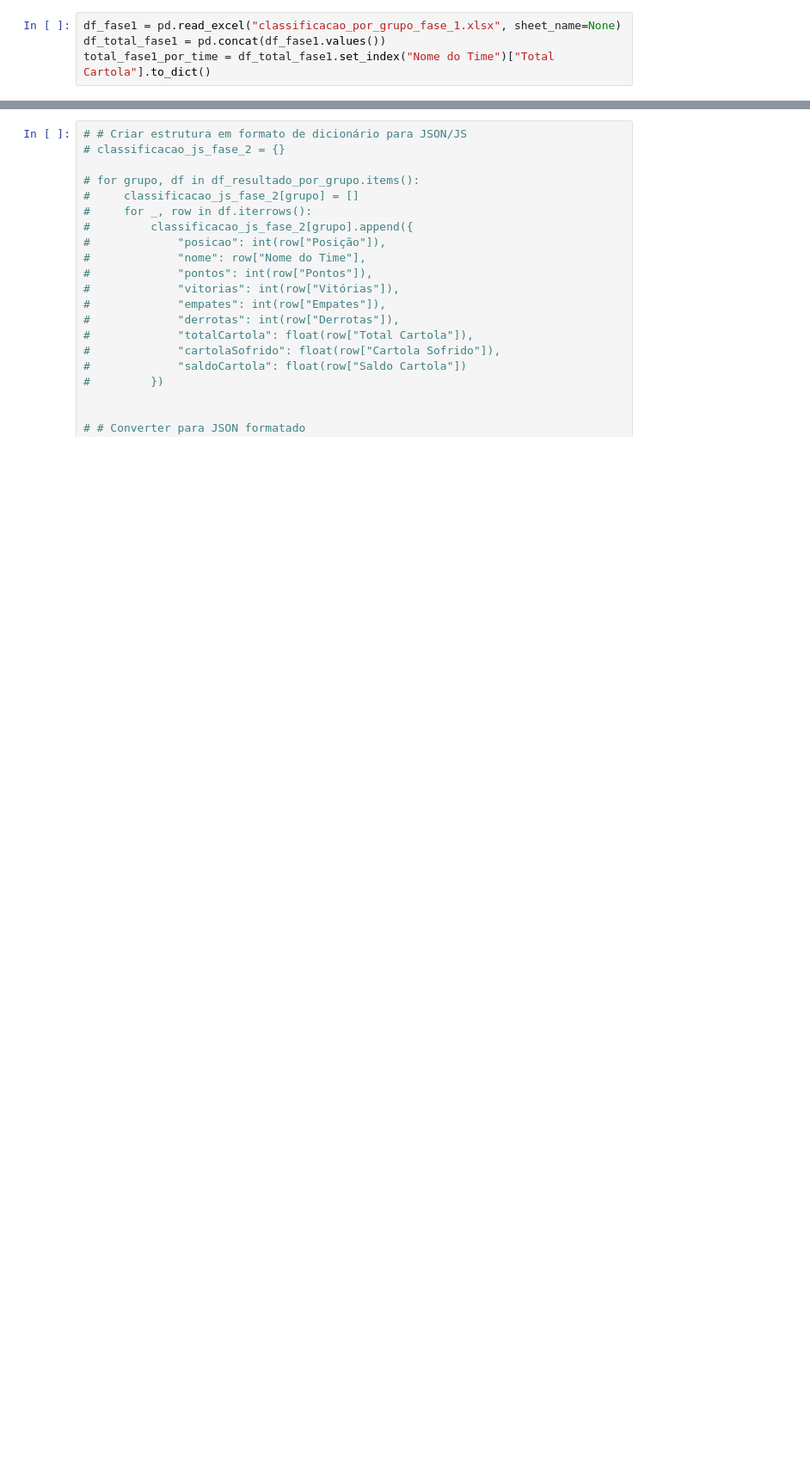
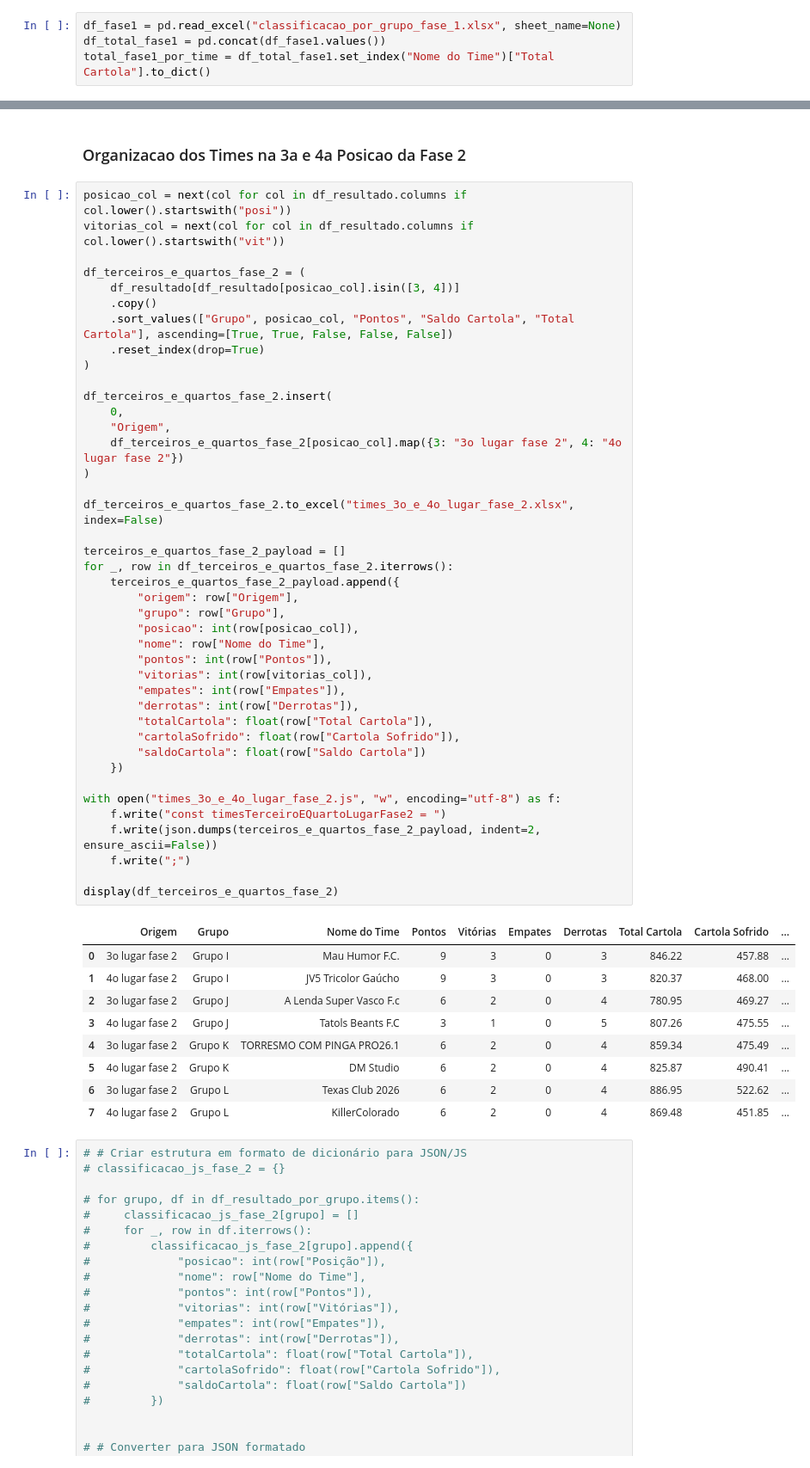
Before and after one commit to FernandoBC23/cartola_2026, a Jupyter notebook: libertadores/datasets_liberta/2_busca_dados_liberta_fase_2.ipynb, the cells around one changed output, grey strips where cells are left out. Shown at 86% size. Saved outputs shown, nothing was run; the diff lists cells and outputs as text; blank space fills up the shorter version.

Commit message:
Organiza terceiros e quartos colocados da fase 2 da Libertadores

```diff
--- a/libertadores/datasets_liberta/2_busca_dados_liberta_fase_2.ipynb
+++ b/libertadores/datasets_liberta/2_busca_dados_liberta_fase_2.ipynb
@@ -913,3 +911,56 @@ display(df_resultado_grupo_I, df_resultado_grupo_J, df_resultado_grupo_K, df_res
+# %% [markdown]
+### Organizacao dos Times na 3a e 4a Posicao da Fase 2
+# %%
+posicao_col = next(col for col in df_resultado.columns if col.lower().startswith("posi"))
+vitorias_col = next(col for col in df_resultado.columns if col.lower().startswith("vit"))
+
+df_terceiros_e_quartos_fase_2 = (
+    df_resultado[df_resultado[posicao_col].isin([3, 4])]
+    .copy()
+    .sort_values(["Grupo", posicao_col, "Pontos", "Saldo Cartola", "Total Cartola"], ascending=[True, True, False, False, False])
+    .reset_index(drop=True)
+)
+
+df_terceiros_e_quartos_fase_2.insert(
+    0,
+    "Origem",
+    df_terceiros_e_quartos_fase_2[posicao_col].map({3: "3o lugar fase 2", 4: "4o lugar fase 2"})
+)
+
+df_terceiros_e_quartos_fase_2.to_excel("times_3o_e_4o_lugar_fase_2.xlsx", index=False)
+
+terceiros_e_quartos_fase_2_payload = []
+for _, row in df_terceiros_e_quartos_fase_2.iterrows():
+    terceiros_e_quartos_fase_2_payload.append({
+        "origem": row["Origem"],
+        "grupo": row["Grupo"],
+        "posicao": int(row[posicao_col]),
+        "nome": row["Nome do Time"],
+        "pontos": int(row["Pontos"]),
+        "vitorias": int(row[vitorias_col]),
+        "empates": int(row["Empates"]),
+        "derrotas": int(row["Derrotas"]),
+        "totalCartola": float(row["Total Cartola"]),
+        "cartolaSofrido": float(row["Cartola Sofrido"]),
+        "saldoCartola": float(row["Saldo Cartola"])
+    })
+
+with open("times_3o_e_4o_lugar_fase_2.js", "w", encoding="utf-8") as f:
+    f.write("const timesTerceiroEQuartoLugarFase2 = ")
+    f.write(json.dumps(terceiros_e_quartos_fase_2_payload, indent=2, ensure_ascii=False))
+    f.write(";")
+
+display(df_terceiros_e_quartos_fase_2)
+# %% [output]
+|  | Origem | Grupo | Nome do Time | Pontos | Vitórias | Empates | Derrotas | Total Cartola | Cartola Sofrido | ... |
+| 0 | 3o lugar fase 2 | Grupo I | Mau Humor F.C. | 9 | 3 | 0 | 3 | 846.22 | 457.88 | ... |
+| 1 | 4o lugar fase 2 | Grupo I | JV5 Tricolor Gaúcho | 9 | 3 | 0 | 3 | 820.37 | 468.00 | ... |
+| 2 | 3o lugar fase 2 | Grupo J | A Lenda Super Vasco F.c | 6 | 2 | 0 | 4 | 780.95 | 469.27 | ... |
+| 3 | 4o lugar fase 2 | Grupo J | Tatols Beants F.C | 3 | 1 | 0 | 5 | 807.26 | 475.55 | ... |
+| 4 | 3o lugar fase 2 | Grupo K | TORRESMO COM PINGA PRO26.1 | 6 | 2 | 0 | 4 | 859.34 | 475.49 | ... |
+| 5 | 4o lugar fase 2 | Grupo K | DM Studio | 6 | 2 | 0 | 4 | 825.87 | 490.41 | ... |
+| 6 | 3o lugar fase 2 | Grupo L | Texas Club 2026 | 6 | 2 | 0 | 4 | 886.95 | 522.62 | ... |
+| 7 | 4o lugar fase 2 | Grupo L | KillerColorado | 6 | 2 | 0 | 4 | 869.48 | 451.85 | ... |
 # %%
 # # Criar estrutura em formato de dicionário para JSON/JS
 # classificacao_js_fase_2 = {}
```
Also changed, not shown: parts of 2 cells of this notebook, 6 other files.
